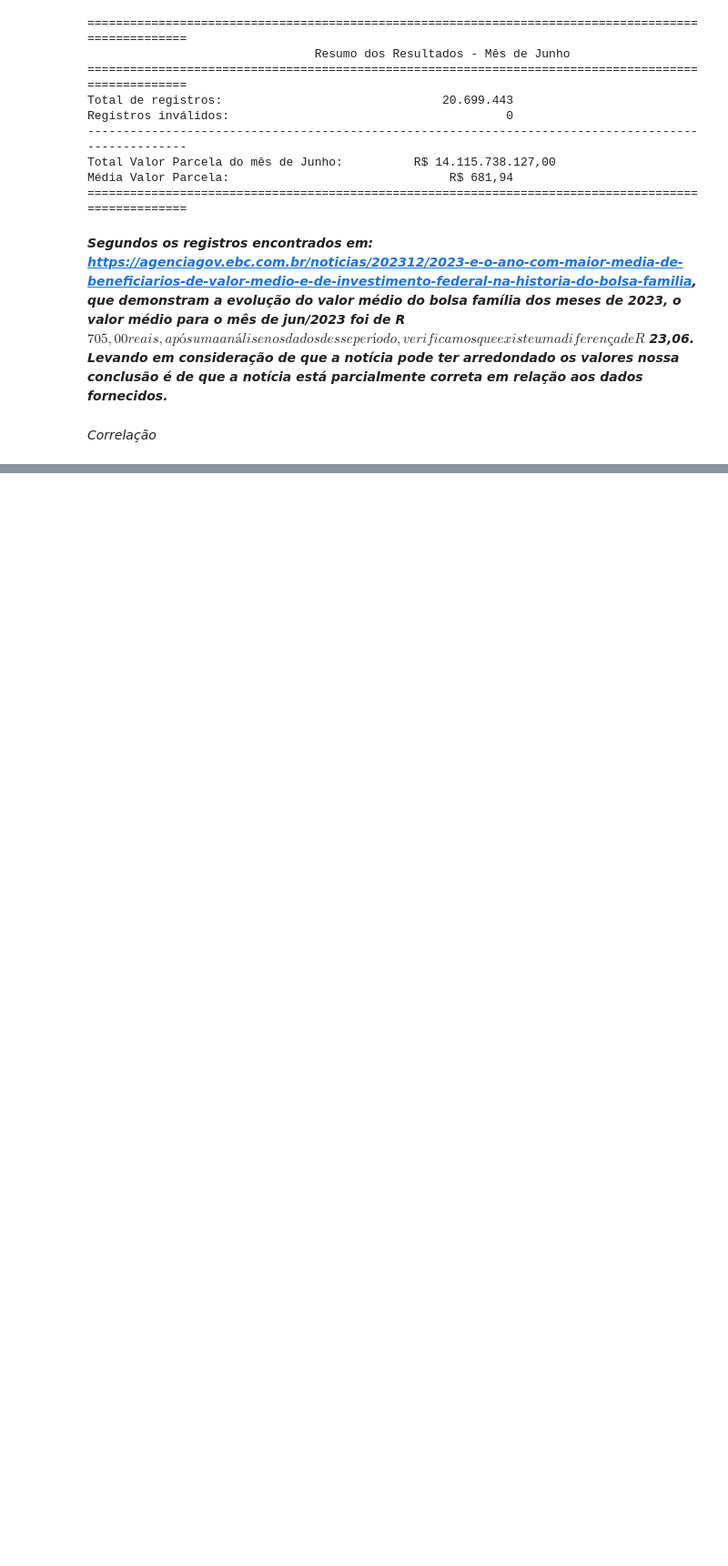
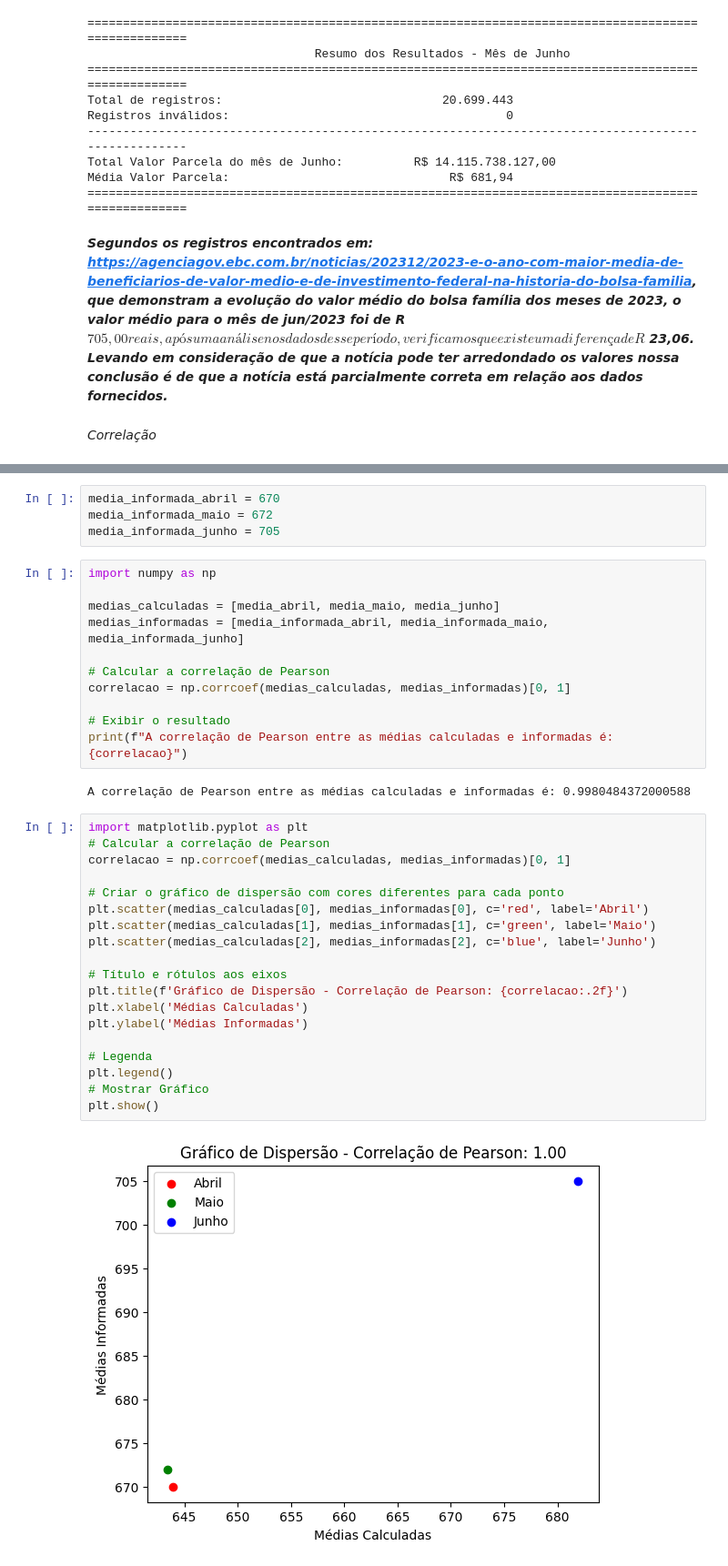
Before and after one commit to jnascimentoc/Projeto-Final-Mulheres-Tech-Senac, a Jupyter notebook: Etapa2.ipynb, the cells around one changed output, grey strips where cells are left out. Shown at 91% size. Saved outputs shown, nothing was run; the diff lists cells and outputs as text; blank space fills up the shorter version.

```diff
--- a/Etapa2.ipynb
+++ b/Etapa2.ipynb
@@ -390,0 +323,38 @@ plt.show()
+# %%
+media_informada_abril = 670
+media_informada_maio = 672
+media_informada_junho = 705
+# %%
+import numpy as np
+
+medias_calculadas = [media_abril, media_maio, media_junho]
+medias_informadas = [media_informada_abril, media_informada_maio, media_informada_junho]
+
+# Calcular a correlação de Pearson
+correlacao = np.corrcoef(medias_calculadas, medias_informadas)[0, 1]
+
+# Exibir o resultado
+print(f"A correlação de Pearson entre as médias calculadas e informadas é: {correlacao}")
+# %% [output]
+A correlação de Pearson entre as médias calculadas e informadas é: 0.9980484372000588
+# %%
+import matplotlib.pyplot as plt
+# Calcular a correlação de Pearson
+correlacao = np.corrcoef(medias_calculadas, medias_informadas)[0, 1]
+
+# Criar o gráfico de dispersão com cores diferentes para cada ponto
+plt.scatter(medias_calculadas[0], medias_informadas[0], c='red', label='Abril')
+plt.scatter(medias_calculadas[1], medias_informadas[1], c='green', label='Maio')
+plt.scatter(medias_calculadas[2], medias_informadas[2], c='blue', label='Junho')
+
+# Título e rótulos aos eixos
+plt.title(f'Gráfico de Dispersão - Correlação de Pearson: {correlacao:.2f}')
+plt.xlabel('Médias Calculadas')
+plt.ylabel('Médias Informadas')
+
+# Legenda
+plt.legend()
+# Mostrar Gráfico
+plt.show()
+# %% [output]
+[figure, added]
```
Also changed, not shown: parts of 9 cells of this notebook.
